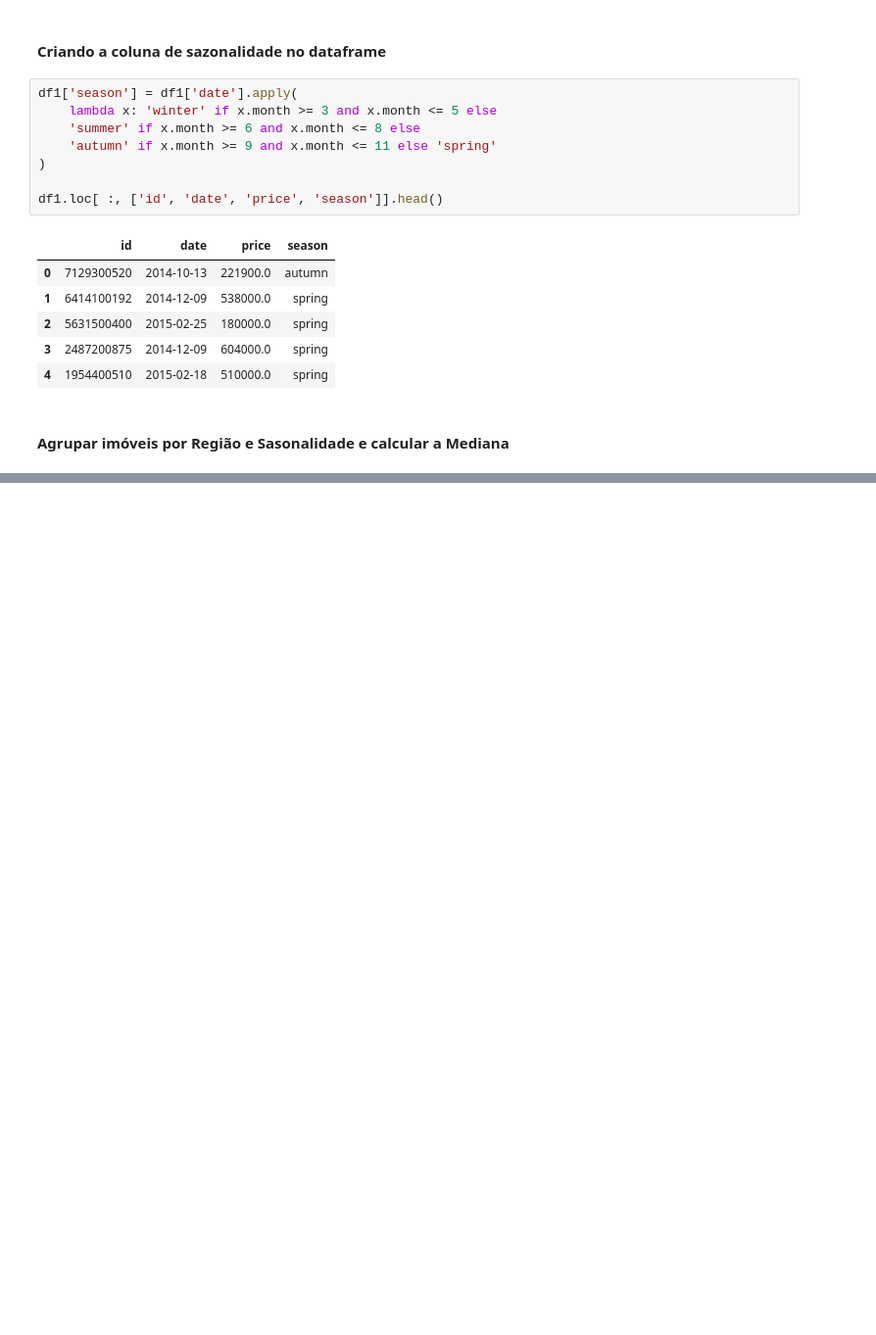
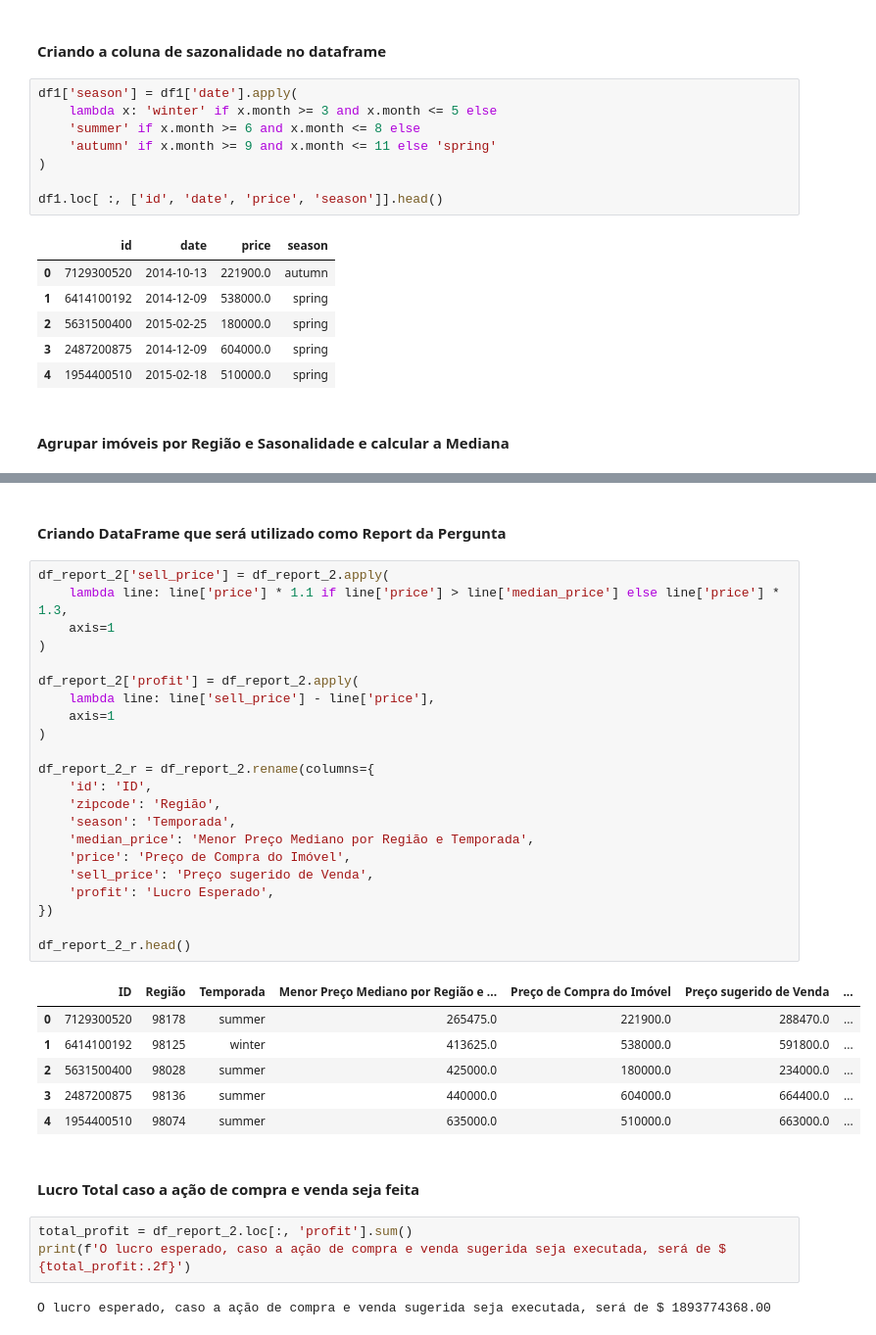
Before and after one commit to PedroFerraresi/houserocket, a Jupyter notebook: notebooks/pf_v2.0.ipynb, the cells around one changed output, grey strips where cells are left out. Shown at 98% size. Saved outputs shown, nothing was run; the diff lists cells and outputs as text; blank space fills up the shorter version.

Commit message:
Respondido a segunda pergunta de negocio

```diff
--- a/notebooks/pf_v2.0.ipynb
+++ b/notebooks/pf_v2.0.ipynb
@@ -814,0 +891,38 @@ df1.loc[ :, ['id', 'date', 'price', 'season']].head()
+# %% [markdown]
+#### Criando DataFrame que será utilizado como Report da Pergunta
+# %%
+df_report_2['sell_price'] = df_report_2.apply(
+    lambda line: line['price'] * 1.1 if line['price'] > line['median_price'] else line['price'] * 1.3,
+    axis=1
+)
+
+df_report_2['profit'] = df_report_2.apply(
+    lambda line: line['sell_price'] - line['price'],
+    axis=1
+)
+
+df_report_2_r = df_report_2.rename(columns={
+    'id': 'ID',
+    'zipcode': 'Região',
+    'season': 'Temporada',
+    'median_price': 'Menor Preço Mediano por Região e Temporada',
+    'price': 'Preço de Compra do Imóvel',
+    'sell_price': 'Preço sugerido de Venda',
+    'profit': 'Lucro Esperado',
+})
+
+df_report_2_r.head()
+# %% [output]
+|  | ID | Região | Temporada | Menor Preço Mediano por Região e ... | Preço de Compra do Imóvel | Preço sugerido de Venda | ... |
+| 0 | 7129300520 | 98178 | summer | 265475.0 | 221900.0 | 288470.0 | ... |
+| 1 | 6414100192 | 98125 | winter | 413625.0 | 538000.0 | 591800.0 | ... |
+| 2 | 5631500400 | 98028 | summer | 425000.0 | 180000.0 | 234000.0 | ... |
+| 3 | 2487200875 | 98136 | summer | 440000.0 | 604000.0 | 664400.0 | ... |
+| 4 | 1954400510 | 98074 | summer | 635000.0 | 510000.0 | 663000.0 | ... |
+# %% [markdown]
+#### Lucro Total caso a ação de compra e venda seja feita
+# %%
+total_profit = df_report_2.loc[:, 'profit'].sum()
+print(f'O lucro esperado, caso a ação de compra e venda sugerida seja executada, será de $ {total_profit:.2f}')
+# %% [output]
+O lucro esperado, caso a ação de compra e venda sugerida seja executada, será de $ 1893774368.00
```
Also changed, not shown: parts of 10 cells of this notebook.
